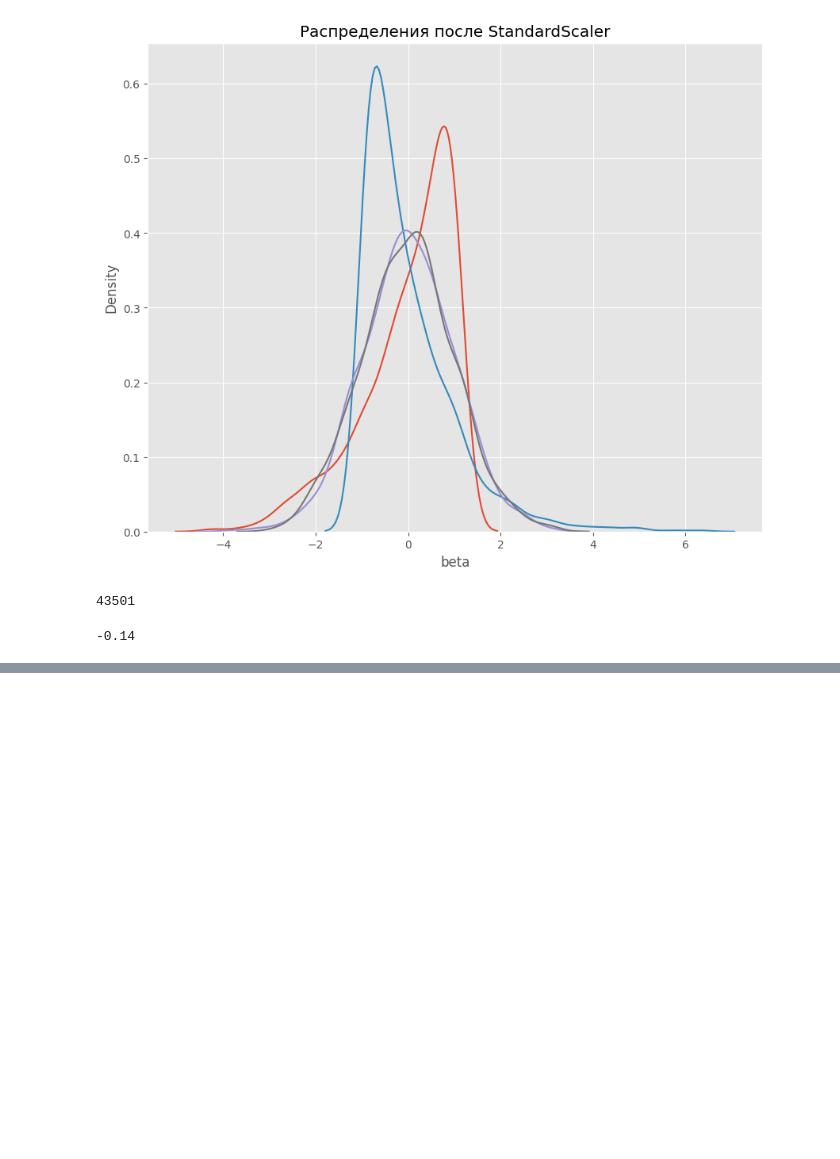
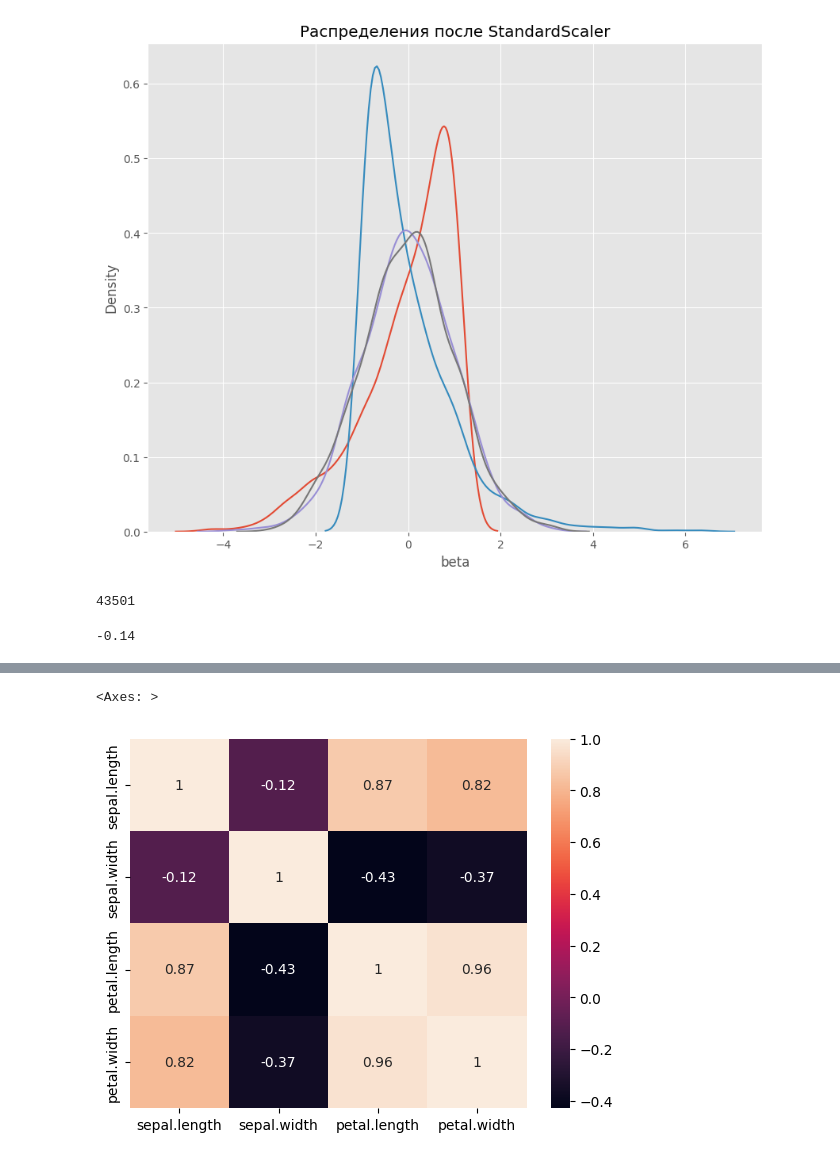
Before and after one commit to kondratiev-du/sf_data_science, a Jupyter notebook: education_folder/eda/eda_3/eda_3.ipynb, the cells around one changed output, grey strips where cells are left out. Cells and saved outputs as stored; diff of their text form; code cells hidden in the pictures; blank space fills up the shorter version.

```diff
--- a/education_folder/eda/eda_3/eda_3.ipynb
+++ b/education_folder/eda/eda_3/eda_3.ipynb
@@ -702,3 +704,6 @@ data['price_sc']
 round(data['price_sc'][129968],2)
 # %% [output]
 -0.14
+# %%
+iris = pd.read_csv('iris.csv')
+iris.head()
@@ -704,0 +717,9 @@ round(data['price_sc'][129968],2)
+# %%
+# импортируем seaborn для построения графиков
+import seaborn as sns
+
+# отсеиваем числовые признаки и включаем отображение коэффициентов
+sns.heatmap(iris.corr(numeric_only=True), annot=True)
+# %% [output]
+<Axes: >
+[figure, added]
```
Also changed, not shown: parts of 10 cells of this notebook, 1 other file.
